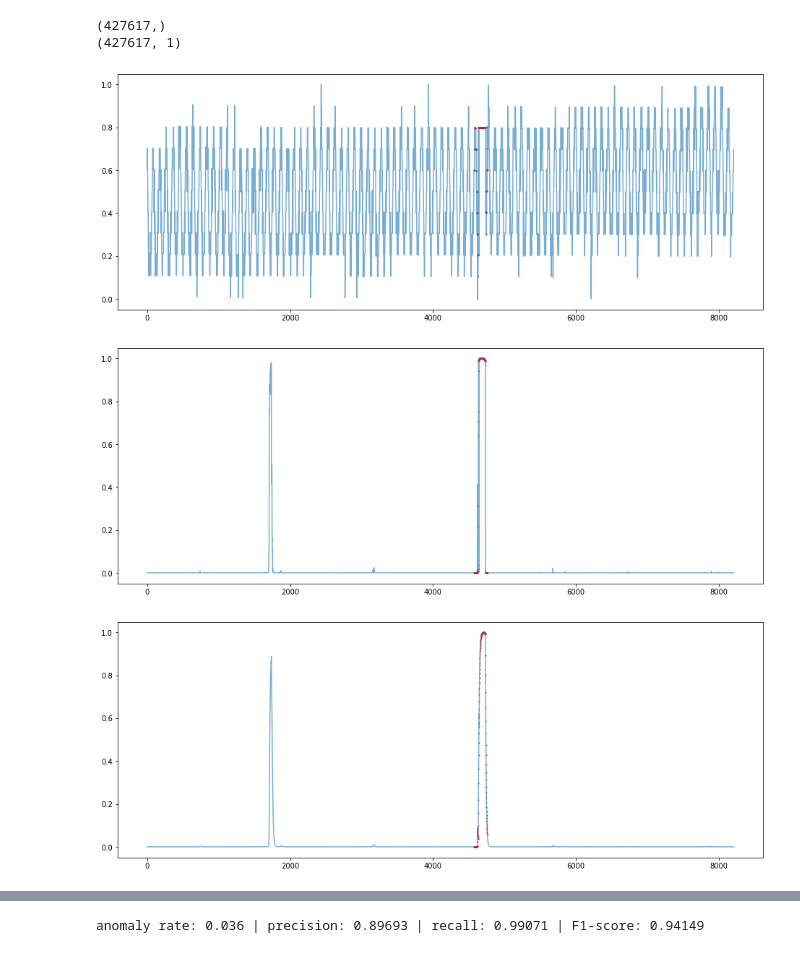
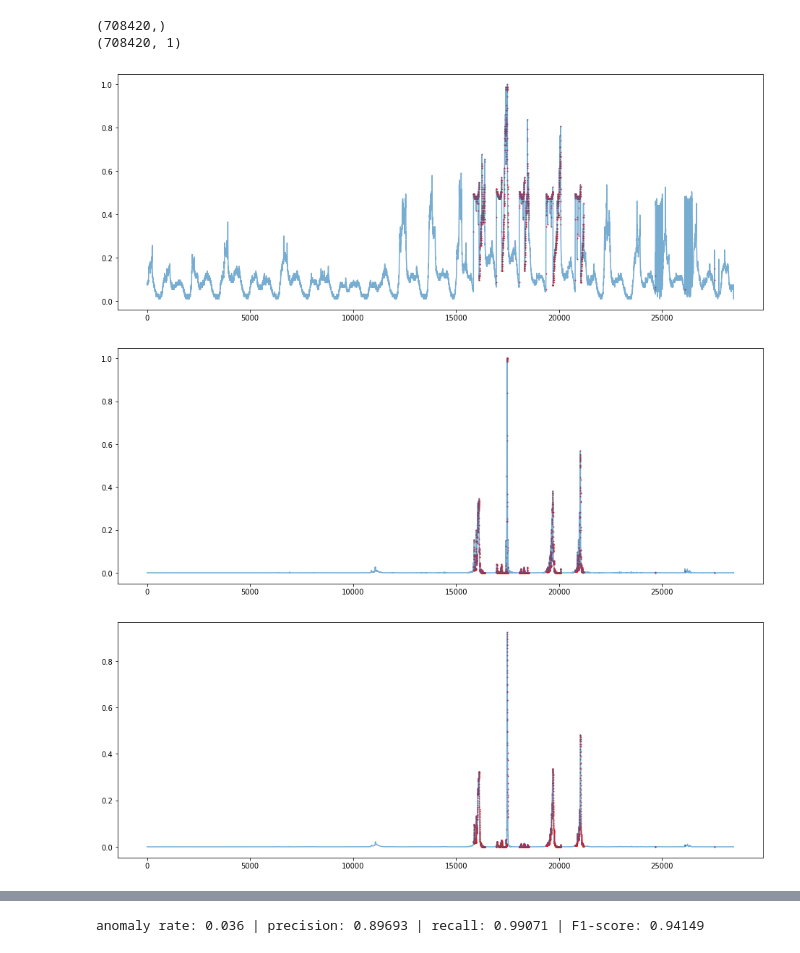
Before and after one commit to Jhryu30/AnomalyBERT, a Jupyter notebook: evaluate.ipynb, the cells around one changed output, grey strips where cells are left out. Drawn from its saved outputs; the diff is of its cells as text; code cells hidden in the pictures.

```diff
--- a/evaluate.ipynb
+++ b/evaluate.ipynb
@@ -10,21 +10,21 @@ import matplotlib.pyplot as plt
 import utils.config as config
 # %%
 # Load test data, estimation results, and label.
-dataset = 'SMAP'
+dataset = 'SMD'
 test_data = np.load(config.TEST_DATASET[dataset])
 test_label = np.load(config.TEST_LABEL[dataset])
 
 with open('data/'+dataset+'_test_channel.json', 'r') as f:
     test_divisions = json.load(f)
 # %%
-# output_values = np.load('logs/221222044254_SMAP/state_dict_results.npy')
-output_values = np.load('logs/221222044254_SMAP/state/state_dict_step_130000_results.npy')
+output_values = np.load('logs/221224160931_SMD/state_dict_results.npy')
+# output_values = np.load('logs/221222044254_SMAP/state/state_dict_step_130000_results.npy')
 # %%
 print(test_label.shape)
 print(output_values.shape)
 # %% [output]
-(427617,)
-(427617, 1)
+(708420,)
+(708420, 1)
 # %%
 def ewma(series, weighting_factor=0.9):
     current_factor = 1 - weighting_factor
@@ -35,35 +35,35 @@ def ewma(series, weighting_factor=0.9):
 # %%
 smoothed_values = ewma(output_values[:, 0], 0.9)
 # %%
-index = test_divisions[2]  # (30000, 40000)
-label = test_label[index[0]:index[1]]
+index = test_divisions[0]  # (30000, 40000)
+label = test_label[index[0]:index[1]].astype(bool)
 
 plt.figure(figsize=(16, 6))
 plt.plot(test_data[index[0]:index[1], 0], alpha=0.6)
 plt.scatter(np.arange(index[1]-index[0])[label], test_data[index[0]:index[1]][label, 0],
             c='r', s=1, alpha=0.8)
 plt.show()
 
 # for i in range(25):
 #     plt.figure(figsize=(16, 2))
 #     plt.plot(test_data[index[0]:index[1], i], alpha=0.6)
 #     plt.show()
 
 plt.figure(figsize=(16, 6))
 plt.plot(output_values[index[0]:index[1], 0], alpha=0.6)
 plt.scatter(np.arange(index[1]-index[0])[label], output_values[index[0]:index[1]][label, 0],
             c='r', s=1, alpha=0.8)
 plt.show()
 
 plt.figure(figsize=(16, 6))
 plt.plot(smoothed_values[index[0]:index[1]], alpha=0.6)
 plt.scatter(np.arange(index[1]-index[0])[label], smoothed_values[index[0]:index[1]][label],
             c='r', s=1, alpha=0.8)
 plt.show()
 # %% [output]
-[figure, old version]
+[figure, new version]
-[figure, old version]
+[figure, new version]
-[figure, old version]
+[figure, new version]
 # %%
 # Simple evaluation function
 def evaluate(gt, pred, rates):
```
Also changed, not shown: parts of 6 cells of this notebook, 3 other files.
